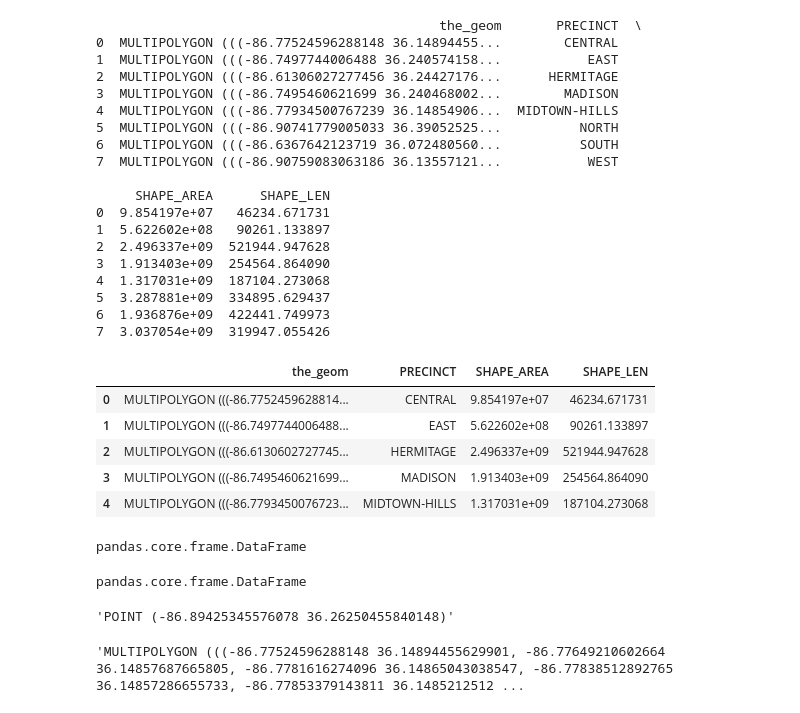
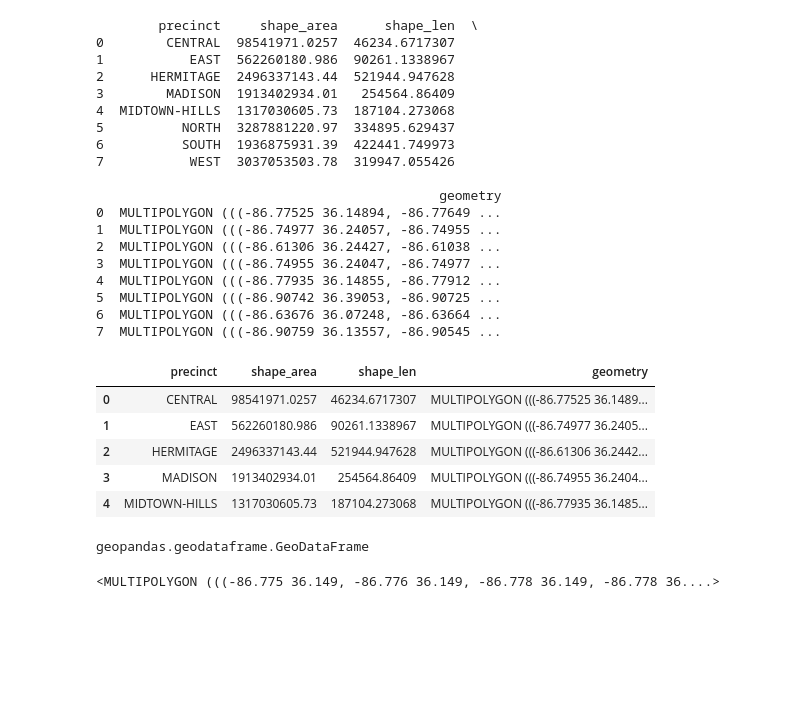
Before and after one commit to NSS-Data-Analytics-Cohort-10/geospatial-python-workshop-ekinnard23, a Jupyter notebook: notebooks/ekinnard_geospacial.ipynb, the cells around one changed output. Cells and saved outputs as stored; diff of their text form; code cells hidden in the pictures; blank space fills up the shorter version.

```diff
--- a/notebooks/ekinnard_geospacial.ipynb
+++ b/notebooks/ekinnard_geospacial.ipynb
@@ -36,46 +8,38 @@ water_df.head()
 # %%
-police_df=pd.read_csv('..\data\policprecincts.csv')
-print(police_df)
-police_df.head()
+police=gpd.read_file('..\data\policprecincts.geojson')
+print(police)
+police.head()
 # %% [output]
-                                            the_geom       PRECINCT  \
-0  MULTIPOLYGON (((-86.77524596288148 36.14894455...        CENTRAL
-1  MULTIPOLYGON (((-86.7497744006488 36.240574158...           EAST
-2  MULTIPOLYGON (((-86.61306027277456 36.24427176...      HERMITAGE
-3  MULTIPOLYGON (((-86.7495460621699 36.240468002...        MADISON
-4  MULTIPOLYGON (((-86.77934500767239 36.14854906...  MIDTOWN-HILLS
-5  MULTIPOLYGON (((-86.90741779005033 36.39052525...          NORTH
-6  MULTIPOLYGON (((-86.6367642123719 36.072480560...          SOUTH
-7  MULTIPOLYGON (((-86.90759083063186 36.13557121...           WEST
+        precinct     shape_area      shape_len  \
+0        CENTRAL  98541971.0257  46234.6717307
+1           EAST  562260180.986  90261.1338967
+2      HERMITAGE  2496337143.44  521944.947628
+3        MADISON  1913402934.01   254564.86409
+4  MIDTOWN-HILLS  1317030605.73  187104.273068
+5          NORTH  3287881220.97  334895.629437
+6          SOUTH  1936875931.39  422441.749973
+7           WEST  3037053503.78  319947.055426
 
-     SHAPE_AREA      SHAPE_LEN
-0  9.854197e+07   46234.671731
-1  5.622602e+08   90261.133897
-2  2.496337e+09  521944.947628
-3  1.913403e+09  254564.864090
-4  1.317031e+09  187104.273068
-5  3.287881e+09  334895.629437
-6  1.936876e+09  422441.749973
-7  3.037054e+09  319947.055426
+                                            geometry
+0  MULTIPOLYGON (((-86.77525 36.14894, -86.77649 ...
+1  MULTIPOLYGON (((-86.74977 36.24057, -86.74955 ...
+2  MULTIPOLYGON (((-86.61306 36.24427, -86.61038 ...
+3  MULTIPOLYGON (((-86.74955 36.24047, -86.74977 ...
+4  MULTIPOLYGON (((-86.77935 36.14855, -86.77912 ...
+5  MULTIPOLYGON (((-86.90742 36.39053, -86.90725 ...
+6  MULTIPOLYGON (((-86.63676 36.07248, -86.63664 ...
+7  MULTIPOLYGON (((-86.90759 36.13557, -86.90545 ...
-|  | the_geom | PRECINCT | SHAPE_AREA | SHAPE_LEN |
-| 0 | MULTIPOLYGON (((-86.7752459628814... | CENTRAL | 9.854197e+07 | 46234.671731 |
-| 1 | MULTIPOLYGON (((-86.7497744006488... | EAST | 5.622602e+08 | 90261.133897 |
-| 2 | MULTIPOLYGON (((-86.6130602727745... | HERMITAGE | 2.496337e+09 | 521944.947628 |
-| 3 | MULTIPOLYGON (((-86.7495460621699... | MADISON | 1.913403e+09 | 254564.864090 |
-| 4 | MULTIPOLYGON (((-86.7793450076723... | MIDTOWN-HILLS | 1.317031e+09 | 187104.273068 |
+|  | precinct | shape_area | shape_len | geometry |
+| 0 | CENTRAL | 98541971.0257 | 46234.6717307 | MULTIPOLYGON (((-86.77525 36.1489... |
+| 1 | EAST | 562260180.986 | 90261.1338967 | MULTIPOLYGON (((-86.74977 36.2405... |
+| 2 | HERMITAGE | 2496337143.44 | 521944.947628 | MULTIPOLYGON (((-86.61306 36.2442... |
+| 3 | MADISON | 1913402934.01 | 254564.86409 | MULTIPOLYGON (((-86.74955 36.2404... |
+| 4 | MIDTOWN-HILLS | 1317030605.73 | 187104.273068 | MULTIPOLYGON (((-86.77935 36.1485... |
-# %%
-type(water_df)
-# %% [output]
-pandas.core.frame.DataFrame
 # %%
-type(police_df)
+type(police)
 # %% [output]
-pandas.core.frame.DataFrame
+geopandas.geodataframe.GeoDataFrame
-# %%
-water_df.loc[0, 'the_geom']
-# %% [output]
-'POINT (-86.89425345576078 36.26250455840148)'
 # %%
-police_df.loc[0, 'the_geom']
+police.loc[0, 'geometry']
 # %% [output]
-'MULTIPOLYGON (((-86.77524596288148 36.14894455629901, -86.77649210602664 36.14857687665805, -86.7781616274096 36.14865043038547, -86.77838512892765 36.14857286655733, -86.77853379143811 36.1485212512 ...
+<MULTIPOLYGON (((-86.775 36.149, -86.776 36.149, -86.778 36.149, -86.778 36....>
```
Also changed, not shown: parts of 9 cells of this notebook, 2 other files.
